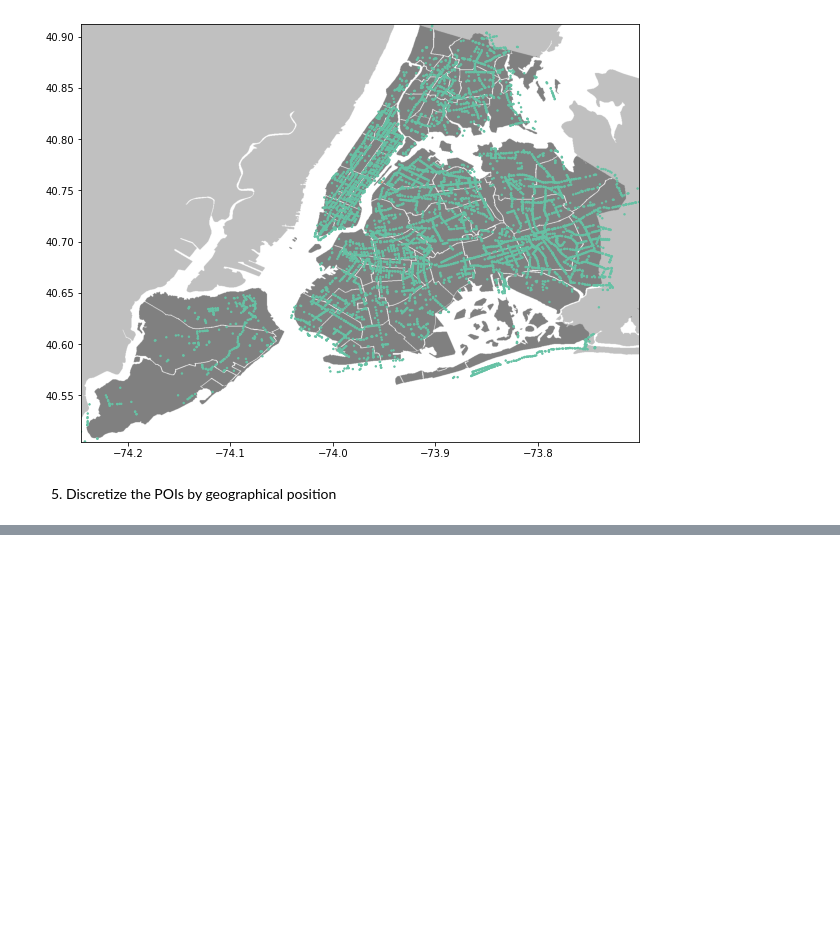
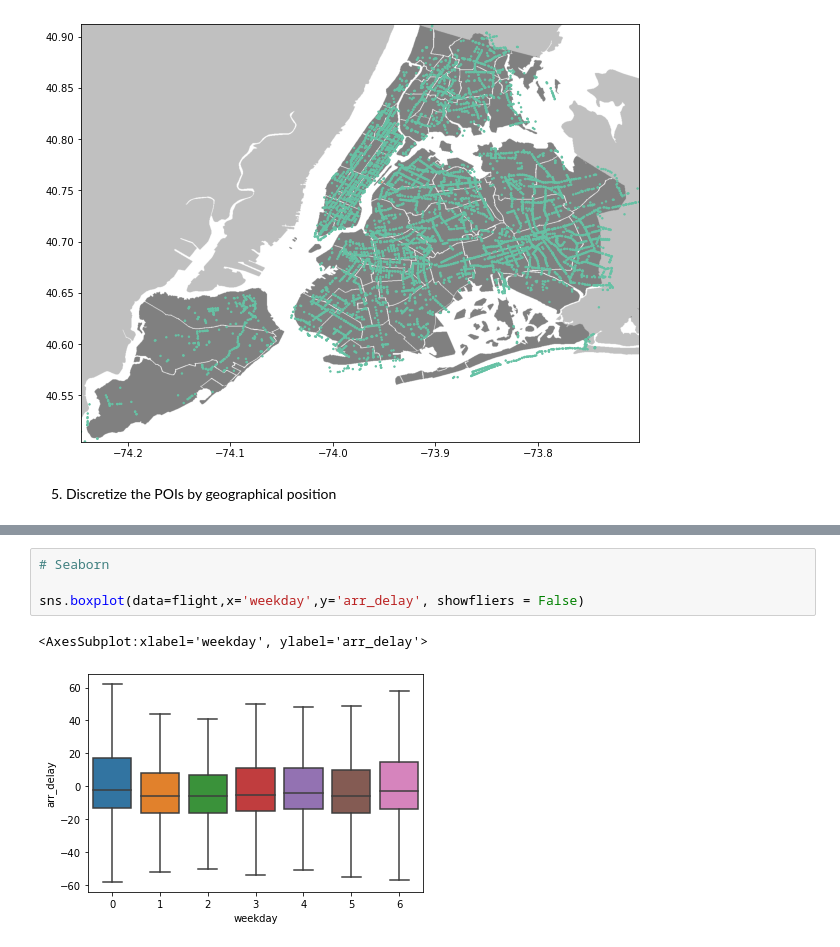
Before and after one commit to Edoch94/data-science-lab-1, a Jupyter notebook: MyRepo/Lab5/Lab5.ipynb, the cells around one changed output, grey strips where cells are left out. Drawn from its saved outputs; the diff is of its cells as text; blank space fills up the shorter version.

```diff
--- a/MyRepo/Lab5/Lab5.ipynb
+++ b/MyRepo/Lab5/Lab5.ipynb
@@ -180,0 +369,7 @@ NY_map_plot(data_IN, 'highway')
+# %%
+# Seaborn
+
+sns.boxplot(data=flight,x='weekday',y='arr_delay', showfliers = False)
+# %% [output]
+<AxesSubplot:xlabel='weekday', ylabel='arr_delay'>
+[figure, added]
```
Also changed, not shown: parts of 53 cells of this notebook, 1 other file.
